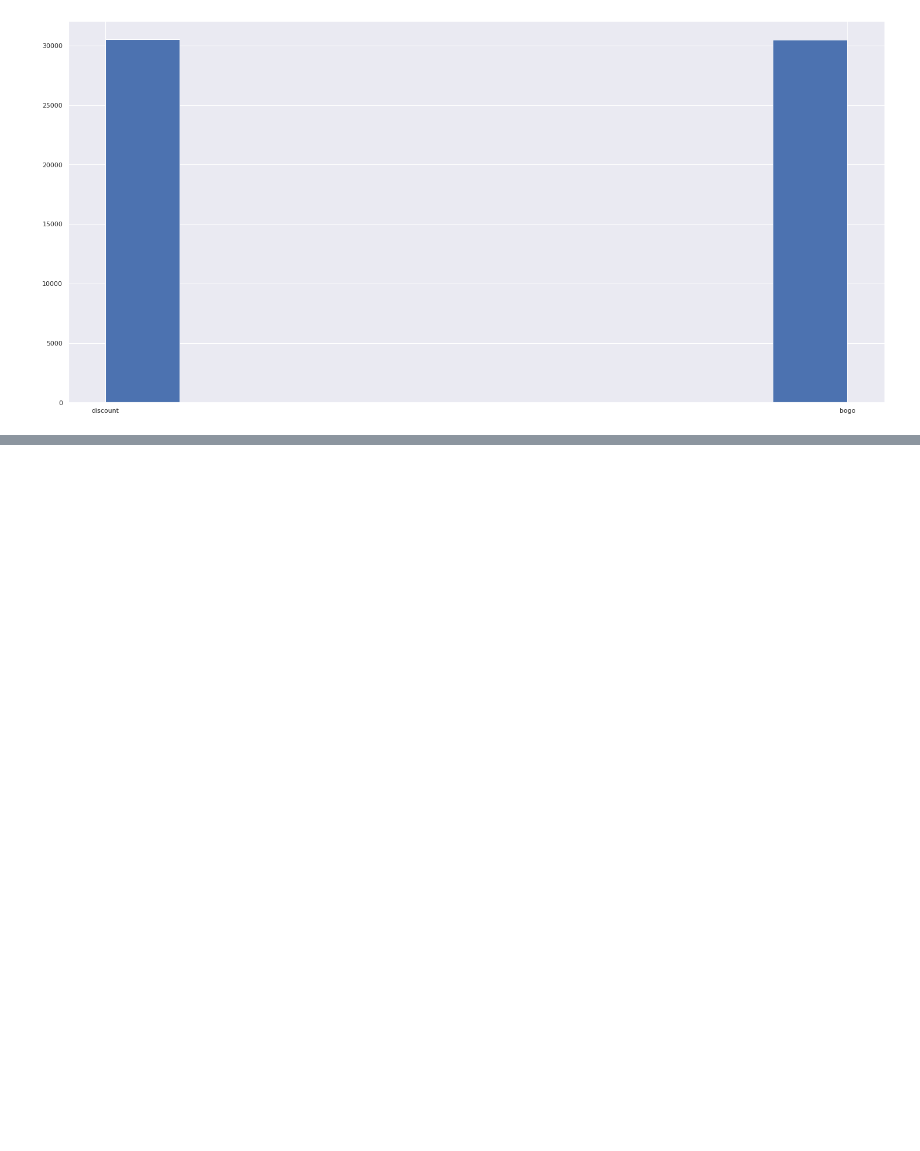
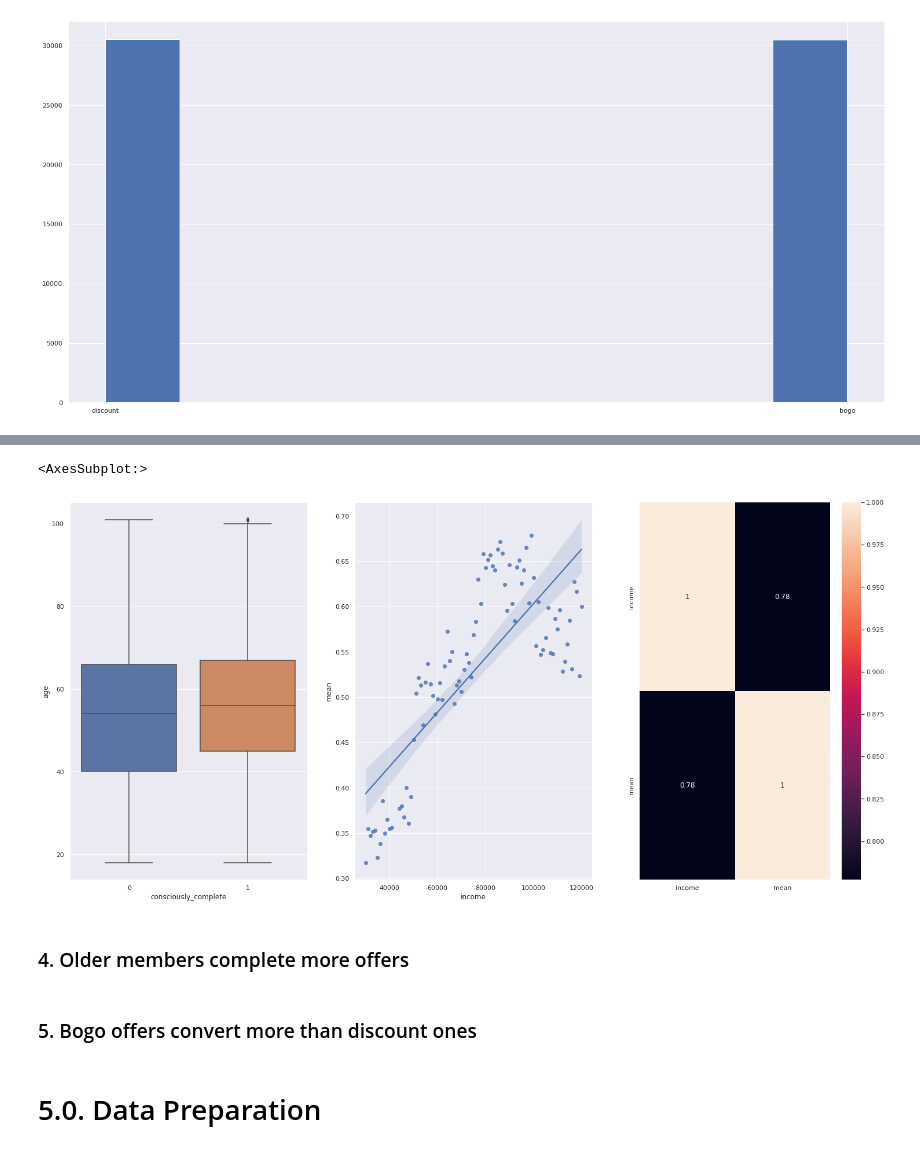
Before and after one commit to tadeucbm/Starbucks-Capstone, a Jupyter notebook: offer_predict.ipynb, the cells around one changed output, grey strips where cells are left out. Saved outputs shown, nothing was run; the diff lists cells and outputs as text; code cells hidden in the pictures; blank space fills up the shorter version.

```diff
--- a/offer_predict.ipynb
+++ b/offer_predict.ipynb
@@ -381,0 +483,37 @@ df4['offer_type'].hist();
+# %%
+aux = df4[['income', 'consciously_complete']].groupby('income').agg(['sum', 'count', 'mean']).consciously_complete.reset_index().sort_values(by='mean', ascending=False)
+# %%
+aux_2 = aux.copy()
+
+q1 = np.quantile(aux['mean'].values, .25)
+q3 = np.quantile(aux['mean'].values, .75)
+
+iqr = q3-q1
+
+upper = q3 + (1.5*iqr)
+lower = q1 - (1.5*iqr)
+
+for index, row in aux_2.iterrows():
+    if row['mean'] > upper or row['mean'] < lower:
+        aux_2.drop(index, inplace=True)
+# %%
+grid = plt.GridSpec(1, 3)
+
+plt.subplot(grid[0, 0])
+a = sns.boxplot(x=df4['consciously_complete'], y=df4['age'])
+
+plt.subplot(grid[0, 1])
+sns.regplot(x=aux_2['income'], y=aux_2['mean'])
+
+plt.subplot(grid[0, 2])
+corr_ = aux_2[['income', 'mean']].corr(method='pearson')
+sns.heatmap(corr_, annot=True)
+# %% [output]
+<AxesSubplot:>
+[figure, added]
+# %% [markdown]
+### 4. Older members complete more offers
+# %% [markdown]
+### 5. Bogo offers convert more than discount ones
+# %% [markdown]
+# 5.0. Data Preparation
```
Also changed, not shown: parts of 59 cells of this notebook, 4 other files.
